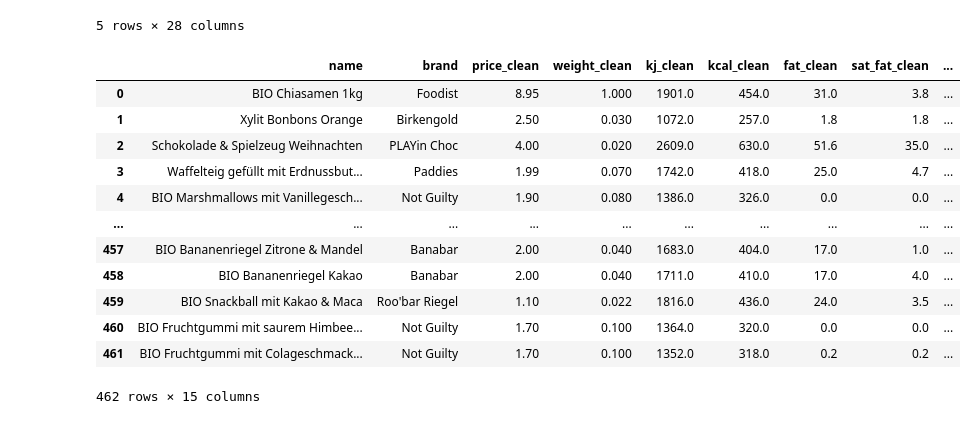
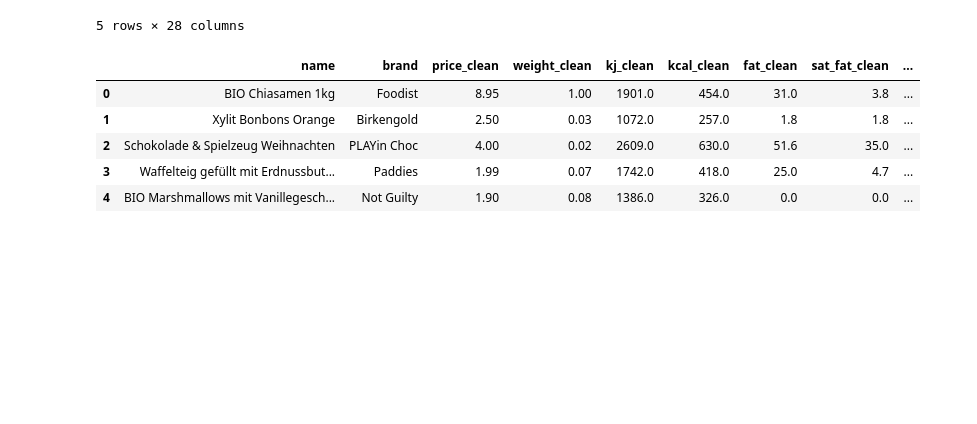
Before and after one commit to katharina-beriault/Final_Project_Vegan-Snack-Recommender_Clustering, a Jupyter notebook: Python/Cleaning.ipynb, the cells around one changed output. Saved outputs shown, nothing was run; the diff lists cells and outputs as text; code cells hidden in the pictures; blank space fills up the shorter version.

```diff
--- a/Python/Cleaning.ipynb
+++ b/Python/Cleaning.ipynb
@@ -127,8 +132,14 @@ Name: product, Length: 221, dtype: object>
 # %%
-def clean_weight(x):
-    try:
-        res = re.findall(r'\d{2,3}\s\w+|\d{1}\s\w{2}|\d{1}\sx', str(x))
-        return res[0]
-    except:
-        return "None"
+def extract_weight(col):
+
+    weights = []
+
+    for w in col:
+        try:
+            weight = re.findall('\d+\s[x]\s\d+\s[k,g]|\d+\s[x]\s\d+\s[x]\s\d+\s[k,g]|\d+\s[k,g]', w)[0]
+            weights.append(weight)
+        except:
+            weights.append(None)
+
+    return weights
 # %%
@@ -155,0 +163,23 @@ Name: weight_clean, dtype: int64
+# %%
+def clean_weight(col):
+
+    cleaned = []
+
+    for w in col:
+        if w == None:
+            cleaned.append(1)
+
+        elif w.endswith('k'):
+            w = w.replace('k', '')
+            cleaned.append(float(w))
+
+        elif w.endswith('g'):
+            w = w.replace('g', '')
+            w = float(w)
+            w = w/1000
+            cleaned.append(w)
+
+        else:
+            cleaned.append(float(w))
+
+    return cleaned
@@ -1636,18 +1730,11 @@ foodist = foodist.drop(drop_list, axis=1)
 foodist = foodist.reindex(columns=['name', 'brand','price_clean', 'weight_clean', 'kj_clean', 'kcal_clean', 'fat_clean', 'sat_fat_clean', 'carbs_clean',
                                'sugar_clean', 'fibre_clean', 'protein_clean', 'salt_clean', 'links', 'photo_link'])
 # %%
-foodist
+foodist.head()
 # %% [output]
 |  | name | brand | price_clean | weight_clean | kj_clean | kcal_clean | fat_clean | sat_fat_clean | ... |
-| 0 | BIO Chiasamen 1kg | Foodist | 8.95 | 1.000 | 1901.0 | 454.0 | 31.0 | 3.8 | ... |
-| 1 | Xylit Bonbons Orange | Birkengold | 2.50 | 0.030 | 1072.0 | 257.0 | 1.8 | 1.8 | ... |
-| 2 | Schokolade & Spielzeug Weihnachten | PLAYin Choc | 4.00 | 0.020 | 2609.0 | 630.0 | 51.6 | 35.0 | ... |
-| 3 | Waffelteig gefüllt mit Erdnussbut... | Paddies | 1.99 | 0.070 | 1742.0 | 418.0 | 25.0 | 4.7 | ... |
-| 4 | BIO Marshmallows mit Vanillegesch... | Not Guilty | 1.90 | 0.080 | 1386.0 | 326.0 | 0.0 | 0.0 | ... |
-| ... | ... | ... | ... | ... | ... | ... | ... | ... | ... |
-| 457 | BIO Bananenriegel Zitrone & Mandel | Banabar | 2.00 | 0.040 | 1683.0 | 404.0 | 17.0 | 1.0 | ... |
-| 458 | BIO Bananenriegel Kakao | Banabar | 2.00 | 0.040 | 1711.0 | 410.0 | 17.0 | 4.0 | ... |
-| 459 | BIO Snackball mit Kakao & Maca | Roo'bar Riegel | 1.10 | 0.022 | 1816.0 | 436.0 | 24.0 | 3.5 | ... |
-| 460 | BIO Fruchtgummi mit saurem Himbee... | Not Guilty | 1.70 | 0.100 | 1364.0 | 320.0 | 0.0 | 0.0 | ... |
-| 461 | BIO Fruchtgummi mit Colageschmack... | Not Guilty | 1.70 | 0.100 | 1352.0 | 318.0 | 0.2 | 0.2 | ... |
+| 0 | BIO Chiasamen 1kg | Foodist | 8.95 | 1.00 | 1901.0 | 454.0 | 31.0 | 3.8 | ... |
+| 1 | Xylit Bonbons Orange | Birkengold | 2.50 | 0.03 | 1072.0 | 257.0 | 1.8 | 1.8 | ... |
+| 2 | Schokolade & Spielzeug Weihnachten | PLAYin Choc | 4.00 | 0.02 | 2609.0 | 630.0 | 51.6 | 35.0 | ... |
+| 3 | Waffelteig gefüllt mit Erdnussbut... | Paddies | 1.99 | 0.07 | 1742.0 | 418.0 | 25.0 | 4.7 | ... |
+| 4 | BIO Marshmallows mit Vanillegesch... | Not Guilty | 1.90 | 0.08 | 1386.0 | 326.0 | 0.0 | 0.0 | ... |
-462 rows × 15 columns
```
Also changed, not shown: parts of 20 cells of this notebook, 1 other file.
